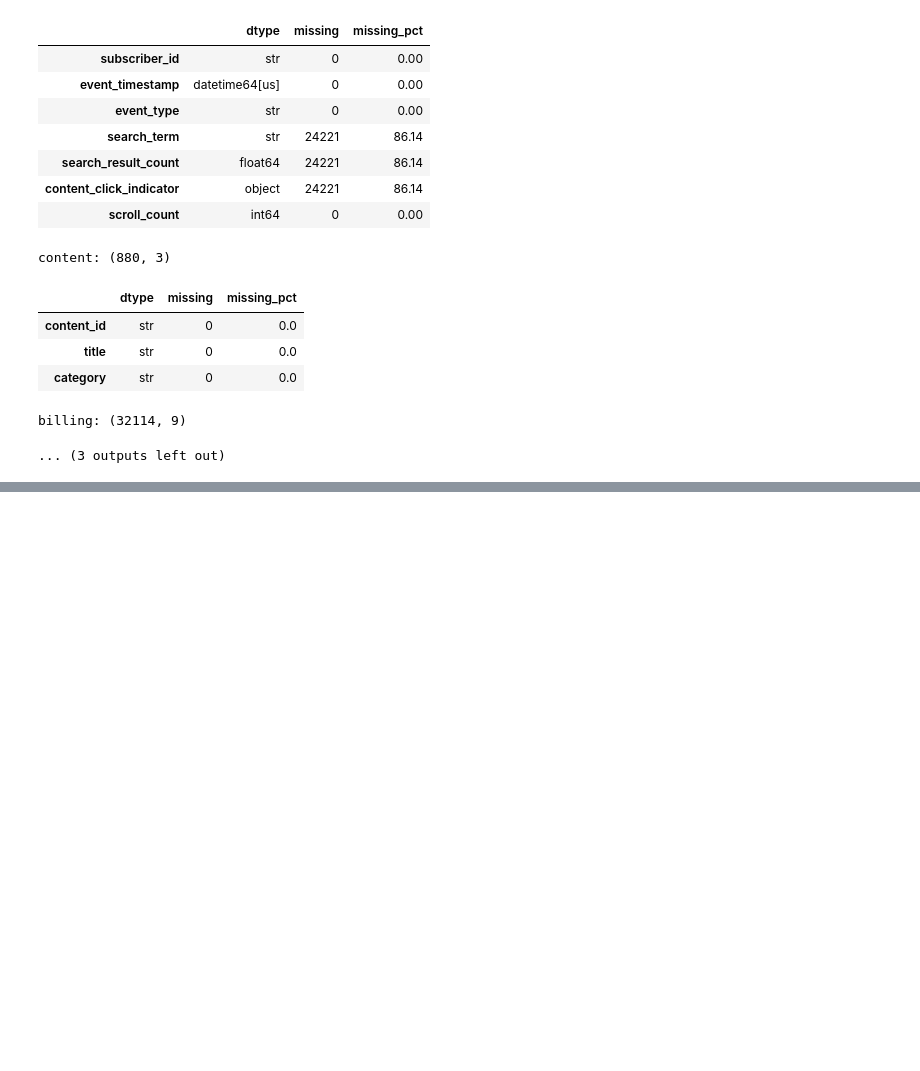
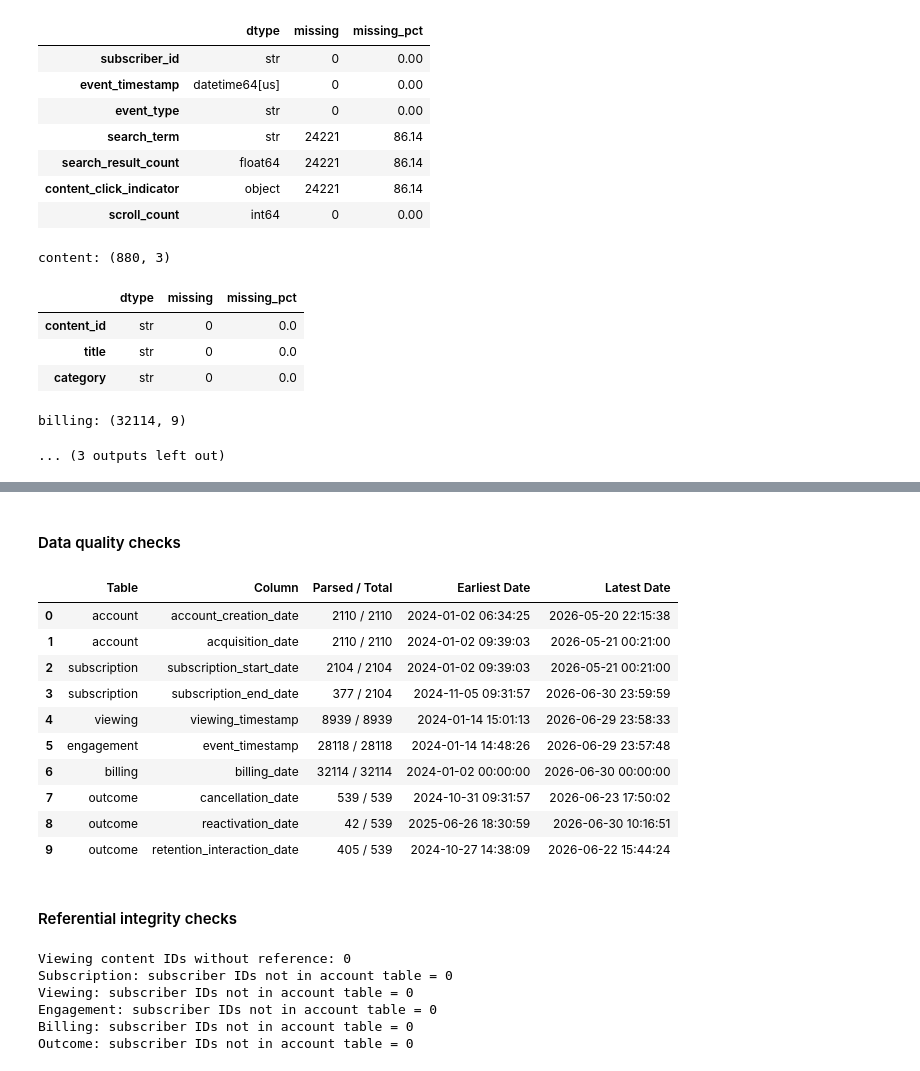
Before and after one commit to Thakgalo-Sehlola/capstone-project, a Jupyter notebook: notebooks/SS3_PartB.ipynb, the cells around one changed output, grey strips where cells are left out. Drawn from its saved outputs; the diff is of its cells as text; code cells hidden in the pictures; blank space fills up the shorter version.

Commit message:
Validation of the schema and integrity of the data. Plus the definition for the target features.

```diff
--- a/notebooks/SS3_PartB.ipynb
+++ b/notebooks/SS3_PartB.ipynb
@@ -252,0 +308,58 @@ billing: (32114, 9)
+# %% [markdown]
+#### Data quality checks
+# %%
+date_quality = []
+
+for name, columns in date_cols.items():
+    df = tables[name]
+
+    for column in columns:
+        date_quality.append({
+            "Table": name,
+            "Column": column,
+            "Parsed / Total": (
+                f"{df[column].notna().sum(): } / {len(df): }"
+            ),
+            "Earliest Date": df[column].min(),
+            "Latest Date": df[column].max(),
+        })
+
+display(pd.DataFrame(date_quality))
+# %% [output]
+|  | Table | Column | Parsed / Total | Earliest Date | Latest Date |
+| 0 | account | account_creation_date | 2110 / 2110 | 2024-01-02 06:34:25 | 2026-05-20 22:15:38 |
+| 1 | account | acquisition_date | 2110 / 2110 | 2024-01-02 09:39:03 | 2026-05-21 00:21:00 |
+| 2 | subscription | subscription_start_date | 2104 / 2104 | 2024-01-02 09:39:03 | 2026-05-21 00:21:00 |
+| 3 | subscription | subscription_end_date | 377 / 2104 | 2024-11-05 09:31:57 | 2026-06-30 23:59:59 |
+| 4 | viewing | viewing_timestamp | 8939 / 8939 | 2024-01-14 15:01:13 | 2026-06-29 23:58:33 |
+| 5 | engagement | event_timestamp | 28118 / 28118 | 2024-01-14 14:48:26 | 2026-06-29 23:57:48 |
+| 6 | billing | billing_date | 32114 / 32114 | 2024-01-02 00:00:00 | 2026-06-30 00:00:00 |
+| 7 | outcome | cancellation_date | 539 / 539 | 2024-10-31 09:31:57 | 2026-06-23 17:50:02 |
+| 8 | outcome | reactivation_date | 42 / 539 | 2025-06-26 18:30:59 | 2026-06-30 10:16:51 |
+| 9 | outcome | retention_interaction_date | 405 / 539 | 2024-10-27 14:38:09 | 2026-06-22 15:44:24 |
+# %% [markdown]
+#### Referential integrity checks
+# %%
+viewing_content_ids = tables["viewing"]["content_id"]
+reference_content_ids = tables["content"]["content_id"]
+
+unmatched_content_ids = (
+    ~viewing_content_ids.isin(reference_content_ids)
+).sum()
+
+print("Viewing content IDs without reference:", int(unmatched_content_ids))
+
+account_ids = set(tables["account"]["subscriber_id"].dropna())
+
+for name in ["subscription", "viewing", "engagement", "billing", "outcome"]:
+    subscriber_ids = set(tables[name]["subscriber_id"].dropna())
+    unmatched_ids = subscriber_ids - account_ids
+
+    print(f"{name.capitalize()}: subscriber IDs not in account table = {len(unmatched_ids)}")
+# %% [output]
+Viewing content IDs without reference: 0
+Subscription: subscriber IDs not in account table = 0
+Viewing: subscriber IDs not in account table = 0
+Engagement: subscriber IDs not in account table = 0
+Billing: subscriber IDs not in account table = 0
+Outcome: subscriber IDs not in account table = 0
```
Also changed, not shown: parts of 7 cells of this notebook.
